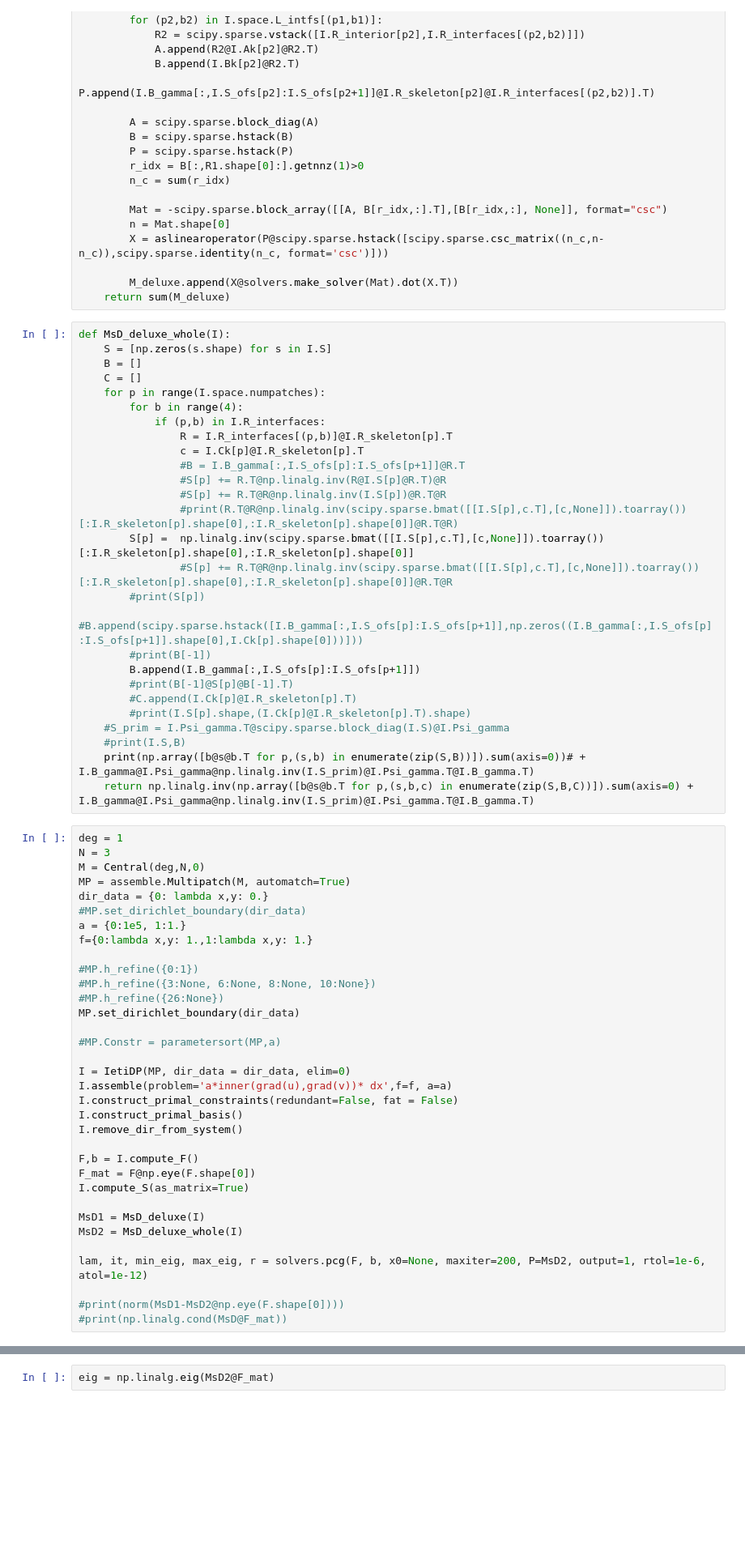
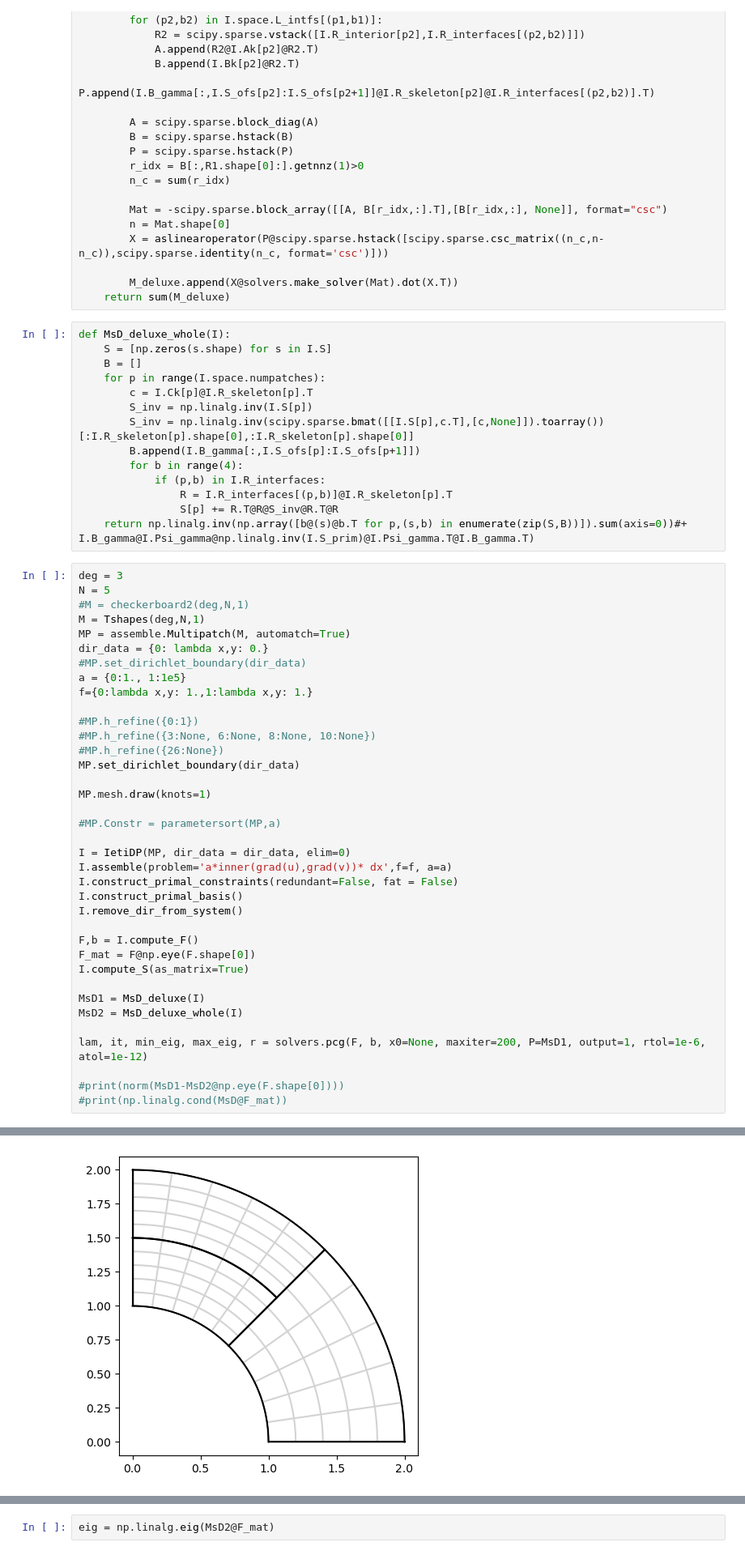
Before and after one commit to Stefan714/pyiga, a Jupyter notebook: notebooks/IETI.ipynb, the cells around one changed output, grey strips where cells are left out. Shown at 81% size. Cells and saved outputs as stored; diff of their text form; blank space fills up the shorter version.

```diff
--- a/notebooks/IETI.ipynb
+++ b/notebooks/IETI.ipynb
@@ -587,43 +587,33 @@ def MsD_deluxe_Op(I):
 def MsD_deluxe_whole(I):
     S = [np.zeros(s.shape) for s in I.S]
     B = []
-    C = []
     for p in range(I.space.numpatches):
+        c = I.Ck[p]@I.R_skeleton[p].T
+        S_inv = np.linalg.inv(I.S[p])
+        S_inv = np.linalg.inv(scipy.sparse.bmat([[I.S[p],c.T],[c,None]]).toarray())[:I.R_skeleton[p].shape[0],:I.R_skeleton[p].shape[0]]
+        B.append(I.B_gamma[:,I.S_ofs[p]:I.S_ofs[p+1]])
         for b in range(4):
             if (p,b) in I.R_interfaces:
                 R = I.R_interfaces[(p,b)]@I.R_skeleton[p].T
-                c = I.Ck[p]@I.R_skeleton[p].T
-                #B = I.B_gamma[:,I.S_ofs[p]:I.S_ofs[p+1]]@R.T
-                #S[p] += R.T@np.linalg.inv(R@I.S[p]@R.T)@R
-                #S[p] += R.T@R@np.linalg.inv(I.S[p])@R.T@R
-                #print(R.T@R@np.linalg.inv(scipy.sparse.bmat([[I.S[p],c.T],[c,None]]).toarray())[:I.R_skeleton[p].shape[0],:I.R_skeleton[p].shape[0]]@R.T@R)
-        S[p] =  np.linalg.inv(scipy.sparse.bmat([[I.S[p],c.T],[c,None]]).toarray())[:I.R_skeleton[p].shape[0],:I.R_skeleton[p].shape[0]]
-                #S[p] += R.T@R@np.linalg.inv(scipy.sparse.bmat([[I.S[p],c.T],[c,None]]).toarray())[:I.R_skeleton[p].shape[0],:I.R_skeleton[p].shape[0]]@R.T@R
-        #print(S[p])
-        #B.append(scipy.sparse.hstack([I.B_gamma[:,I.S_ofs[p]:I.S_ofs[p+1]],np.zeros((I.B_gamma[:,I.S_ofs[p]:I.S_ofs[p+1]].shape[0],I.Ck[p].shape[0]))]))
-        #print(B[-1])
-        B.append(I.B_gamma[:,I.S_ofs[p]:I.S_ofs[p+1]])
-        #print(B[-1]@S[p]@B[-1].T)
-        #C.append(I.Ck[p]@I.R_skeleton[p].T)
-        #print(I.S[p].shape,(I.Ck[p]@I.R_skeleton[p].T).shape)
-    #S_prim = I.Psi_gamma.T@scipy.sparse.block_diag(I.S)@I.Psi_gamma
-    #print(I.S,B)
-    print(np.array([b@s@b.T for p,(s,b) in enumerate(zip(S,B))]).sum(axis=0))# + I.B_gamma@I.Psi_gamma@np.linalg.inv(I.S_prim)@I.Psi_gamma.T@I.B_gamma.T)
-    return np.linalg.inv(np.array([b@s@b.T for p,(s,b,c) in enumerate(zip(S,B,C))]).sum(axis=0) + I.B_gamma@I.Psi_gamma@np.linalg.inv(I.S_prim)@I.Psi_gamma.T@I.B_gamma.T)
+                S[p] += R.T@R@S_inv@R.T@R
+    return np.linalg.inv(np.array([b@(s)@b.T for p,(s,b) in enumerate(zip(S,B))]).sum(axis=0))#+ I.B_gamma@I.Psi_gamma@np.linalg.inv(I.S_prim)@I.Psi_gamma.T@I.B_gamma.T)
 # %%
-deg = 1
-N = 3
-M = Central(deg,N,0)
+deg = 3
+N = 5
+#M = checkerboard2(deg,N,1)
+M = Tshapes(deg,N,1)
 MP = assemble.Multipatch(M, automatch=True)
 dir_data = {0: lambda x,y: 0.}
 #MP.set_dirichlet_boundary(dir_data)
-a = {0:1e5, 1:1.}
+a = {0:1., 1:1e5}
 f={0:lambda x,y: 1.,1:lambda x,y: 1.}
 
 #MP.h_refine({0:1})
 #MP.h_refine({3:None, 6:None, 8:None, 10:None})
 #MP.h_refine({26:None})
 MP.set_dirichlet_boundary(dir_data)
+
+MP.mesh.draw(knots=1)
 
 #MP.Constr = parametersort(MP,a)
 
@@ -640,7 +630,7 @@ I.compute_S(as_matrix=True)
 MsD1 = MsD_deluxe(I)
 MsD2 = MsD_deluxe_whole(I)
 
-lam, it, min_eig, max_eig, r = solvers.pcg(F, b, x0=None, maxiter=200, P=MsD2, output=1, rtol=1e-6, atol=1e-12)
+lam, it, min_eig, max_eig, r = solvers.pcg(F, b, x0=None, maxiter=200, P=MsD1, output=1, rtol=1e-6, atol=1e-12)
 
 #print(norm(MsD1-MsD2@np.eye(F.shape[0])))
 #print(np.linalg.cond(MsD@F_mat))
@@ -657 +641,2 @@ pcg with preconditioned condition number κ ~ 13831097848.943876 stopped after 2
+[figure, added]
 # %%
```
Also changed, not shown: parts of 9 cells of this notebook.
